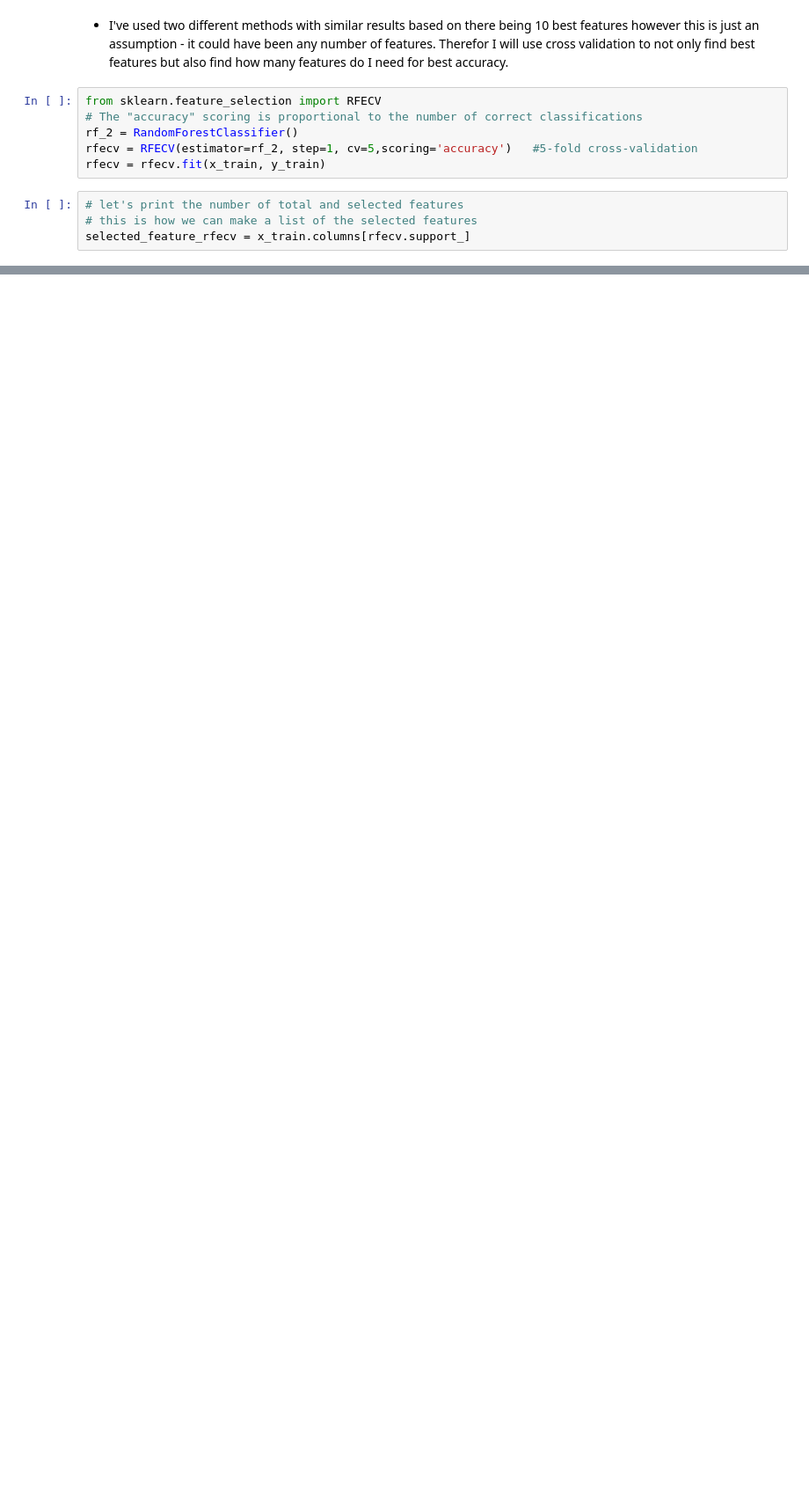
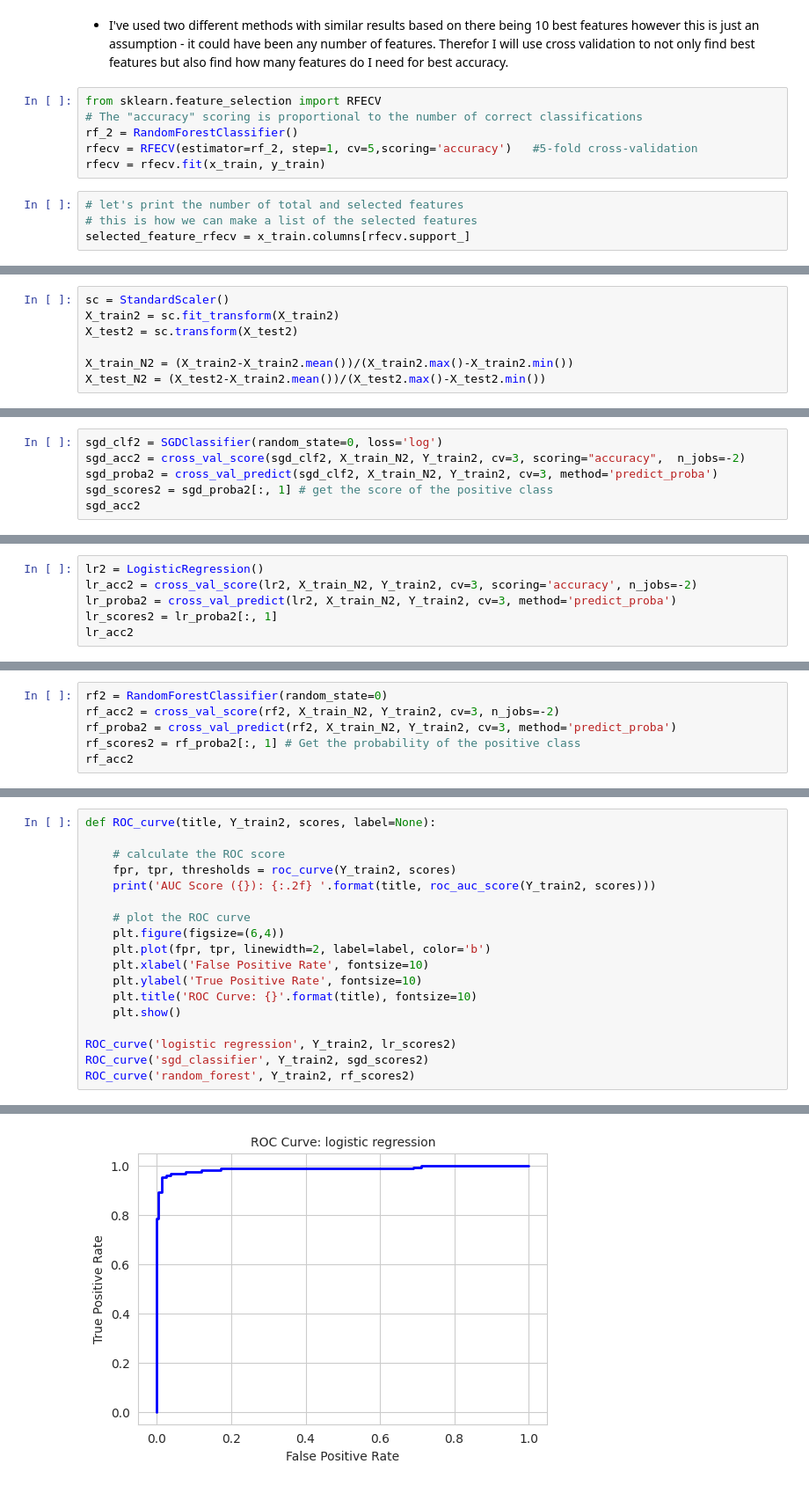
Before and after one commit to MSoD1/Programming-for-Data-Analysis-2, a Jupyter notebook: DataAnalysisP2a.ipynb, the cells around one changed output, grey strips where cells are left out. Shown at 88% size. Drawn from its saved outputs; the diff is of its cells as text; blank space fills up the shorter version.

```diff
--- a/DataAnalysisP2a.ipynb
+++ b/DataAnalysisP2a.ipynb
@@ -393,0 +665,7 @@ Best features by rfecv: Index(['radius_mean', 'texture_mean', 'compactness_mean'
+# %%
+sc = StandardScaler()
+X_train2 = sc.fit_transform(X_train2)
+X_test2 = sc.transform(X_test2)
+
+X_train_N2 = (X_train2-X_train2.mean())/(X_train2.max()-X_train2.min())
+X_test_N2 = (X_test2-X_train2.mean())/(X_test2.max()-X_test2.min())
@@ -393,0 +674,6 @@ Best features by rfecv: Index(['radius_mean', 'texture_mean', 'compactness_mean'
+# %%
+sgd_clf2 = SGDClassifier(random_state=0, loss='log')
+sgd_acc2 = cross_val_score(sgd_clf2, X_train_N2, Y_train2, cv=3, scoring="accuracy",  n_jobs=-2)
+sgd_proba2 = cross_val_predict(sgd_clf2, X_train_N2, Y_train2, cv=3, method='predict_proba')
+sgd_scores2 = sgd_proba2[:, 1] # get the score of the positive class
+sgd_acc2
@@ -393,0 +684,6 @@ Best features by rfecv: Index(['radius_mean', 'texture_mean', 'compactness_mean'
+# %%
+lr2 = LogisticRegression()
+lr_acc2 = cross_val_score(lr2, X_train_N2, Y_train2, cv=3, scoring='accuracy', n_jobs=-2)
+lr_proba2 = cross_val_predict(lr2, X_train_N2, Y_train2, cv=3, method='predict_proba')
+lr_scores2 = lr_proba2[:, 1]
+lr_acc2
@@ -393,0 +694,6 @@ Best features by rfecv: Index(['radius_mean', 'texture_mean', 'compactness_mean'
+# %%
+rf2 = RandomForestClassifier(random_state=0)
+rf_acc2 = cross_val_score(rf2, X_train_N2, Y_train2, cv=3, n_jobs=-2)
+rf_proba2 = cross_val_predict(rf2, X_train_N2, Y_train2, cv=3, method='predict_proba')
+rf_scores2 = rf_proba2[:, 1] # Get the probability of the positive class
+rf_acc2
@@ -393,0 +710,19 @@ Best features by rfecv: Index(['radius_mean', 'texture_mean', 'compactness_mean'
+# %%
+def ROC_curve(title, Y_train2, scores, label=None):
+
+    # calculate the ROC score
+    fpr, tpr, thresholds = roc_curve(Y_train2, scores)
+    print('AUC Score ({}): {:.2f} '.format(title, roc_auc_score(Y_train2, scores)))
+
+    # plot the ROC curve
+    plt.figure(figsize=(6,4))
+    plt.plot(fpr, tpr, linewidth=2, label=label, color='b')
+    plt.xlabel('False Positive Rate', fontsize=10)
+    plt.ylabel('True Positive Rate', fontsize=10)
+    plt.title('ROC Curve: {}'.format(title), fontsize=10)
+    plt.show()
+
+ROC_curve('logistic regression', Y_train2, lr_scores2)
+ROC_curve('sgd_classifier', Y_train2, sgd_scores2)
+ROC_curve('random_forest', Y_train2, rf_scores2)
+# %% [output]
@@ -393,0 +730 @@ Best features by rfecv: Index(['radius_mean', 'texture_mean', 'compactness_mean'
+[figure, added]
```
Also changed, not shown: parts of 88 cells of this notebook.
